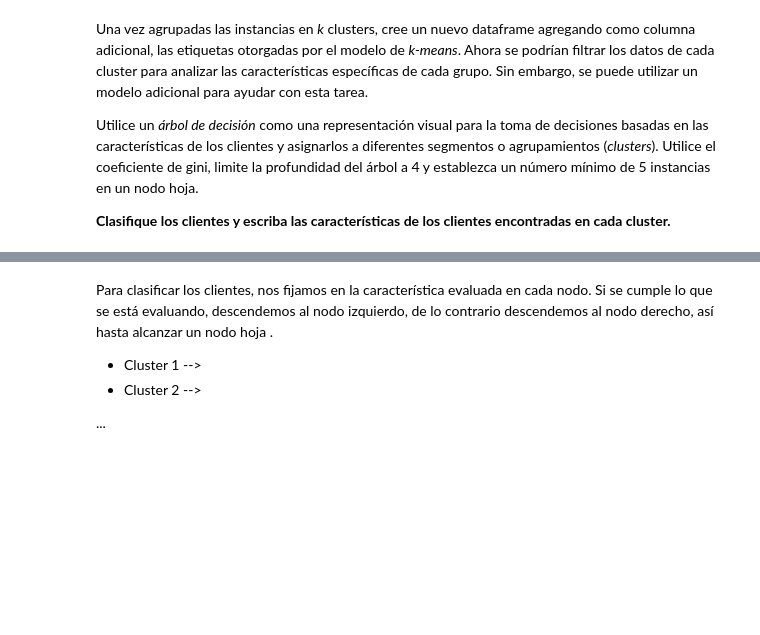
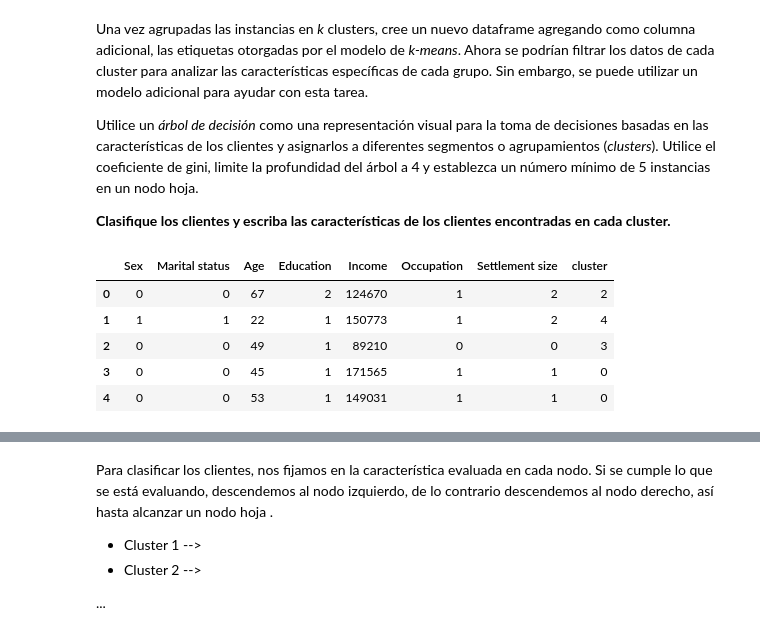
Before and after one commit to axelescalante0/Aprendizaje-Maquinal, a Jupyter notebook: Scrips/Clustering/Segmentacion_de_clientes.ipynb, the cells around one changed output, grey strips where cells are left out. Saved outputs shown, nothing was run; the diff lists cells and outputs as text; code cells hidden in the pictures; blank space fills up the shorter version.

```diff
--- a/Scrips/Clustering/Segmentacion_de_clientes.ipynb
+++ b/Scrips/Clustering/Segmentacion_de_clientes.ipynb
@@ -174,3 +175,16 @@ Ahora se podrían filtrar los datos de cada cluster para analizar las caracterí
 Utilice un *árbol de decisión* como una representación visual para la toma de decisiones basadas en las características de los clientes y asignarlos a diferentes segmentos o agrupamientos (*clusters*). Utilice el coeficiente de gini, limite la profundidad del árbol a 4 y establezca un número mínimo de 5 instancias en un nodo hoja.
 
 **Clasifique los clientes y escriba las características de los clientes encontradas en cada cluster.**
+# %%
+#Creamos un df con los datos etiquetados con el valor optimo de k encontrado
+kmeans = KMeans(n_clusters=6, random_state=0)
+kmeans.fit(X)
+customer['cluster'] = kmeans.labels_
+customer.head()
+# %% [output]
+|  | Sex | Marital status | Age | Education | Income | Occupation | Settlement size | cluster |
+| 0 | 0 | 0 | 67 | 2 | 124670 | 1 | 2 | 2 |
+| 1 | 1 | 1 | 22 | 1 | 150773 | 1 | 2 | 4 |
+| 2 | 0 | 0 | 49 | 1 | 89210 | 0 | 0 | 3 |
+| 3 | 0 | 0 | 45 | 1 | 171565 | 1 | 1 | 0 |
+| 4 | 0 | 0 | 53 | 1 | 149031 | 1 | 1 | 0 |
```
Also changed, not shown: parts of 3 cells of this notebook.
